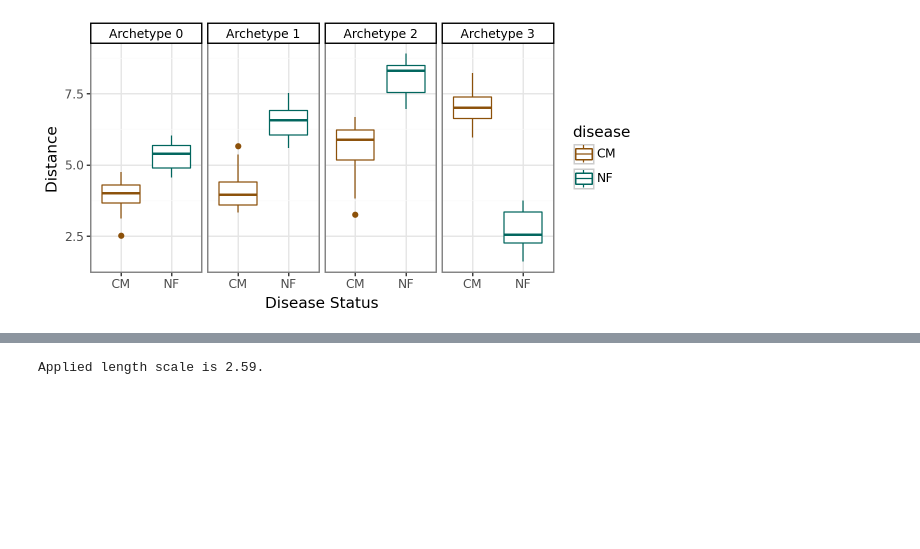
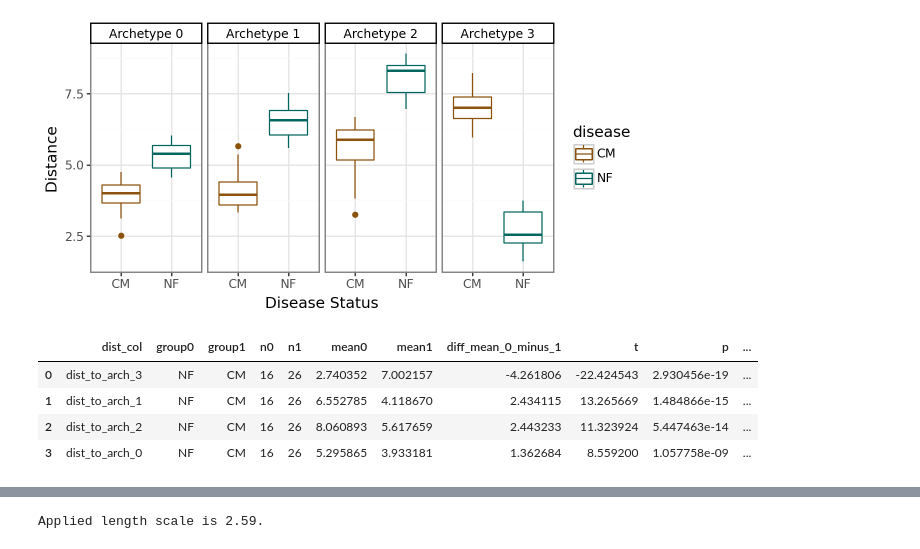
Before and after one commit to saezlab/ParTIpy_paper, a Jupyter notebook: fibroblast_cross_condition.ipynb, the cells around one changed output, grey strips where cells are left out. Drawn from its saved outputs; the diff is of its cells as text; code cells hidden in the pictures; blank space fills up the shorter version.

Commit message:
adding t-test

```diff
--- a/fibroblast_cross_condition.ipynb
+++ b/fibroblast_cross_condition.ipynb
@@ -219,3 +221,69 @@ p = (
 p.show()
 # %% [output]
 [figure]
+# %%
+import numpy as np
+import pandas as pd
+from scipy.stats import ttest_ind
+from statsmodels.stats.multitest import multipletests
+
+df = obs_agg
+# expects: df["disease"] with two groups (e.g. "NF" and "CM")
+# and distance columns named like "dist_to_arch_*"
+
+# ----------------------------
+# select columns + groups
+# ----------------------------
+dist_cols = [c for c in df.columns if c.startswith("dist_to_arch_")]
+
+# keep only the two disease groups present (or enforce NF/CM)
+groups = df["disease"].dropna().unique()
+if len(groups) != 2:
+    raise ValueError(f"Need exactly 2 disease groups; found {groups.tolist()}")
+
+g0, g1 = groups  # e.g., "NF", "CM"
+
+# ----------------------------
+# Welch's t-test per column
+# ----------------------------
+rows = []
+for c in dist_cols:
+    x = df.loc[df["disease"] == g0, c].astype(float).dropna().to_numpy()
+    y = df.loc[df["disease"] == g1, c].astype(float).dropna().to_numpy()
+
+    tstat, pval = ttest_ind(x, y, equal_var=False, nan_policy="omit")  # Welch
+
+    rows.append(
+        {
+            "dist_col": c,
+            "group0": g0,
+            "group1": g1,
+            "n0": x.size,
+            "n1": y.size,
+            "mean0": np.mean(x) if x.size else np.nan,
+            "mean1": np.mean(y) if y.size else np.nan,
+            "diff_mean_0_minus_1": (np.mean(x) - np.mean(y)) if (x.size and y.size) else np.nan,
+            "t": tstat,
+            "p": pval,
+        }
+    )
+
+res = pd.DataFrame(rows)
+
+# ----------------------------
+# multiple testing correction (BH/FDR)
+# ----------------------------
+reject, qvals, _, _ = multipletests(res["p"].values, alpha=0.05, method="fdr_bh")
+res["q"] = qvals
+res["reject_fdr_0p05"] = reject
+
+# optional: sort by significance
+res = res.sort_values(["q", "p"], ascending=True).reset_index(drop=True)
+
+res
+# %% [output]
+|  | dist_col | group0 | group1 | n0 | n1 | mean0 | mean1 | diff_mean_0_minus_1 | t | p | ... |
+| 0 | dist_to_arch_3 | NF | CM | 16 | 26 | 2.740352 | 7.002157 | -4.261806 | -22.424543 | 2.930456e-19 | ... |
+| 1 | dist_to_arch_1 | NF | CM | 16 | 26 | 6.552785 | 4.118670 | 2.434115 | 13.265669 | 1.484866e-15 | ... |
+| 2 | dist_to_arch_2 | NF | CM | 16 | 26 | 8.060893 | 5.617659 | 2.443233 | 11.323924 | 5.447463e-14 | ... |
+| 3 | dist_to_arch_0 | NF | CM | 16 | 26 | 5.295865 | 3.933181 | 1.362684 | 8.559200 | 1.057758e-09 | ... |
```
Also changed, not shown: parts of 4 cells of this notebook, 18 other files.
